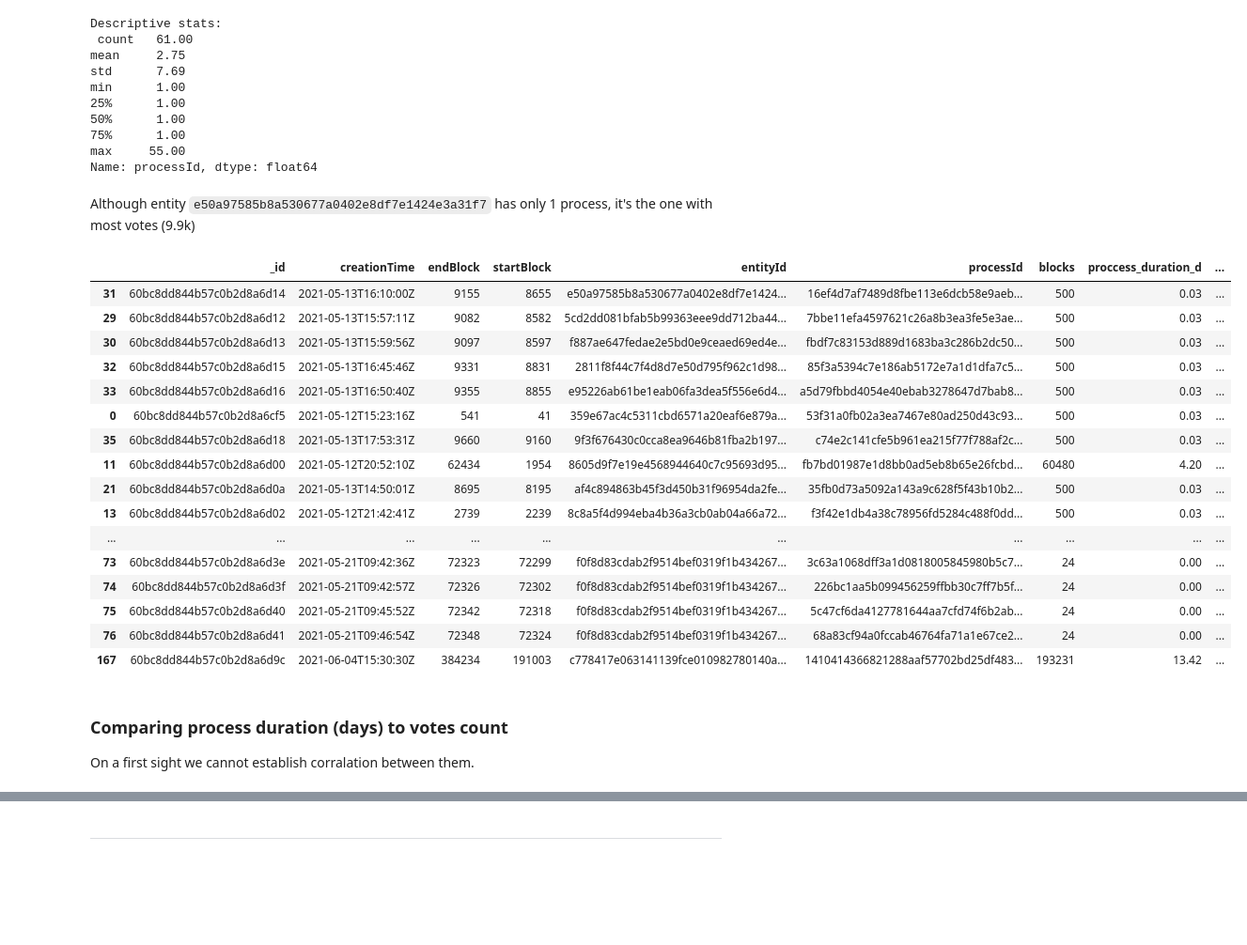
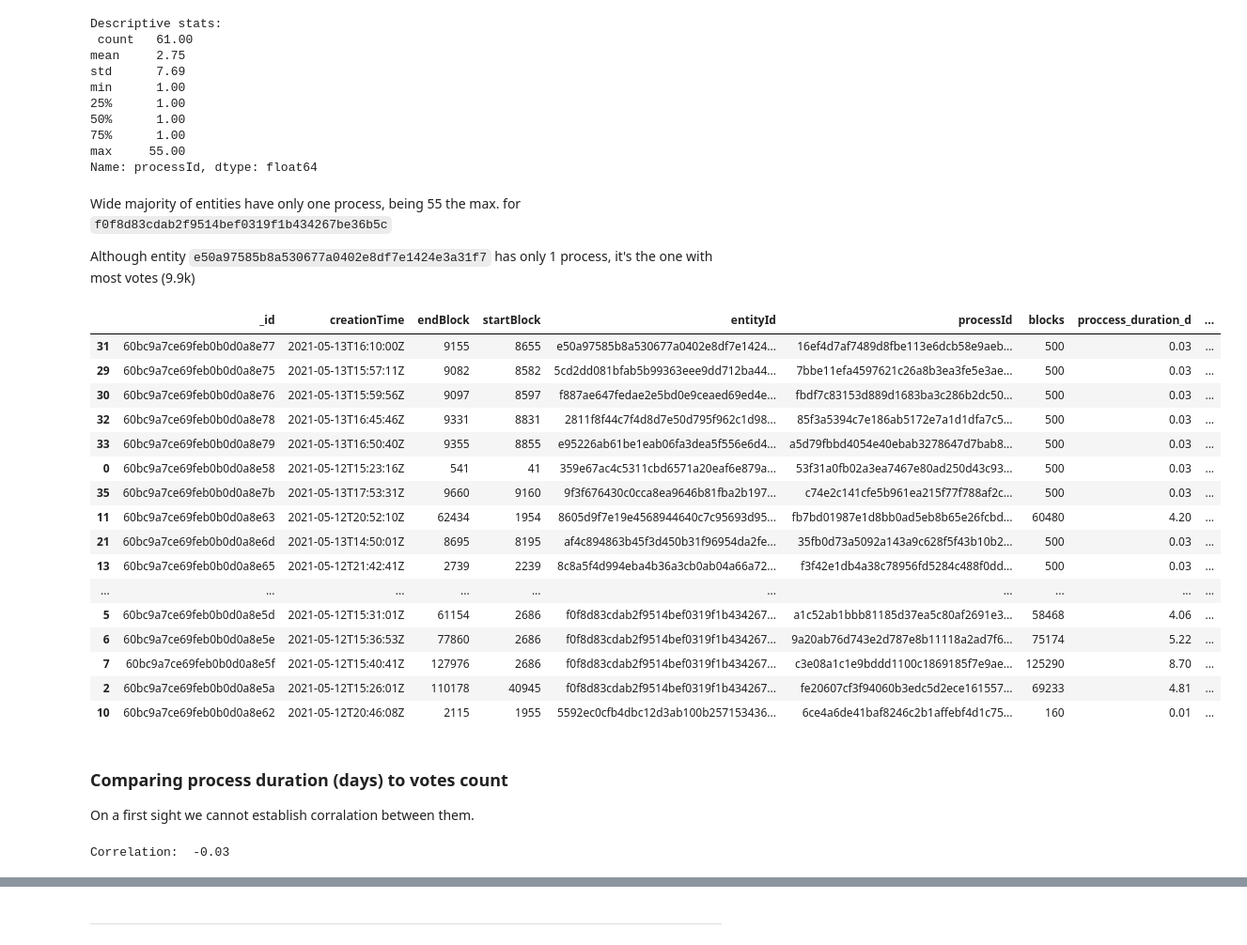
Before and after one commit to mroldann/vocdoni, a Jupyter notebook: analysis.ipynb, the cells around one changed output, grey strips where cells are left out. Shown at 94% size. Cells and saved outputs as stored; diff of their text form; code cells hidden in the pictures; blank space fills up the shorter version.

```diff
--- a/analysis.ipynb
+++ b/analysis.ipynb
@@ -207,30 +164,36 @@ min      1.00
 max     55.00
 Name: processId, dtype: float64
 # %% [markdown]
+Wide majority of entities have only one process, being 55 the max. for `f0f8d83cdab2f9514bef0319f1b434267be36b5c`
+
 Although entity `e50a97585b8a530677a0402e8df7e1424e3a31f7` has only 1 process, it's the one with most votes (9.9k)
 # %%
-global_indicators.df_processes.sort_values("votes_count", ascending=False)
+global_indicators.df_processes.sort_values("votes_count", ascending=False).head(20)
 # %% [output]
 |  | _id | creationTime | endBlock | startBlock | entityId | processId | blocks | proccess_duration_d | ... |
-| 31 | 60bc8dd844b57c0b2d8a6d14 | 2021-05-13T16:10:00Z | 9155 | 8655 | e50a97585b8a530677a0402e8df7e1424... | 16ef4d7af7489d8fbe113e6dcb58e9aeb... | 500 | 0.03 | ... |
-| 29 | 60bc8dd844b57c0b2d8a6d12 | 2021-05-13T15:57:11Z | 9082 | 8582 | 5cd2dd081bfab5b99363eee9dd712ba44... | 7bbe11efa4597621c26a8b3ea3fe5e3ae... | 500 | 0.03 | ... |
-| 30 | 60bc8dd844b57c0b2d8a6d13 | 2021-05-13T15:59:56Z | 9097 | 8597 | f887ae647fedae2e5bd0e9ceaed69ed4e... | fbdf7c83153d889d1683ba3c286b2dc50... | 500 | 0.03 | ... |
-| 32 | 60bc8dd844b57c0b2d8a6d15 | 2021-05-13T16:45:46Z | 9331 | 8831 | 2811f8f44c7f4d8d7e50d795f962c1d98... | 85f3a5394c7e186ab5172e7a1d1dfa7c5... | 500 | 0.03 | ... |
-| 33 | 60bc8dd844b57c0b2d8a6d16 | 2021-05-13T16:50:40Z | 9355 | 8855 | e95226ab61be1eab06fa3dea5f556e6d4... | a5d79fbbd4054e40ebab3278647d7bab8... | 500 | 0.03 | ... |
-| 0 | 60bc8dd844b57c0b2d8a6cf5 | 2021-05-12T15:23:16Z | 541 | 41 | 359e67ac4c5311cbd6571a20eaf6e879a... | 53f31a0fb02a3ea7467e80ad250d43c93... | 500 | 0.03 | ... |
-| 35 | 60bc8dd844b57c0b2d8a6d18 | 2021-05-13T17:53:31Z | 9660 | 9160 | 9f3f676430c0cca8ea9646b81fba2b197... | c74e2c141cfe5b961ea215f77f788af2c... | 500 | 0.03 | ... |
-| 11 | 60bc8dd844b57c0b2d8a6d00 | 2021-05-12T20:52:10Z | 62434 | 1954 | 8605d9f7e19e4568944640c7c95693d95... | fb7bd01987e1d8bb0ad5eb8b65e26fcbd... | 60480 | 4.20 | ... |
-| 21 | 60bc8dd844b57c0b2d8a6d0a | 2021-05-13T14:50:01Z | 8695 | 8195 | af4c894863b45f3d450b31f96954da2fe... | 35fb0d73a5092a143a9c628f5f43b10b2... | 500 | 0.03 | ... |
-| 13 | 60bc8dd844b57c0b2d8a6d02 | 2021-05-12T21:42:41Z | 2739 | 2239 | 8c8a5f4d994eba4b36a3cb0ab04a66a72... | f3f42e1db4a38c78956fd5284c488f0dd... | 500 | 0.03 | ... |
+| 31 | 60bc9a7ce69feb0b0d0a8e77 | 2021-05-13T16:10:00Z | 9155 | 8655 | e50a97585b8a530677a0402e8df7e1424... | 16ef4d7af7489d8fbe113e6dcb58e9aeb... | 500 | 0.03 | ... |
+| 29 | 60bc9a7ce69feb0b0d0a8e75 | 2021-05-13T15:57:11Z | 9082 | 8582 | 5cd2dd081bfab5b99363eee9dd712ba44... | 7bbe11efa4597621c26a8b3ea3fe5e3ae... | 500 | 0.03 | ... |
+| 30 | 60bc9a7ce69feb0b0d0a8e76 | 2021-05-13T15:59:56Z | 9097 | 8597 | f887ae647fedae2e5bd0e9ceaed69ed4e... | fbdf7c83153d889d1683ba3c286b2dc50... | 500 | 0.03 | ... |
+| 32 | 60bc9a7ce69feb0b0d0a8e78 | 2021-05-13T16:45:46Z | 9331 | 8831 | 2811f8f44c7f4d8d7e50d795f962c1d98... | 85f3a5394c7e186ab5172e7a1d1dfa7c5... | 500 | 0.03 | ... |
+| 33 | 60bc9a7ce69feb0b0d0a8e79 | 2021-05-13T16:50:40Z | 9355 | 8855 | e95226ab61be1eab06fa3dea5f556e6d4... | a5d79fbbd4054e40ebab3278647d7bab8... | 500 | 0.03 | ... |
+| 0 | 60bc9a7ce69feb0b0d0a8e58 | 2021-05-12T15:23:16Z | 541 | 41 | 359e67ac4c5311cbd6571a20eaf6e879a... | 53f31a0fb02a3ea7467e80ad250d43c93... | 500 | 0.03 | ... |
+| 35 | 60bc9a7ce69feb0b0d0a8e7b | 2021-05-13T17:53:31Z | 9660 | 9160 | 9f3f676430c0cca8ea9646b81fba2b197... | c74e2c141cfe5b961ea215f77f788af2c... | 500 | 0.03 | ... |
+| 11 | 60bc9a7ce69feb0b0d0a8e63 | 2021-05-12T20:52:10Z | 62434 | 1954 | 8605d9f7e19e4568944640c7c95693d95... | fb7bd01987e1d8bb0ad5eb8b65e26fcbd... | 60480 | 4.20 | ... |
+| 21 | 60bc9a7ce69feb0b0d0a8e6d | 2021-05-13T14:50:01Z | 8695 | 8195 | af4c894863b45f3d450b31f96954da2fe... | 35fb0d73a5092a143a9c628f5f43b10b2... | 500 | 0.03 | ... |
+| 13 | 60bc9a7ce69feb0b0d0a8e65 | 2021-05-12T21:42:41Z | 2739 | 2239 | 8c8a5f4d994eba4b36a3cb0ab04a66a72... | f3f42e1db4a38c78956fd5284c488f0dd... | 500 | 0.03 | ... |
 | ... | ... | ... | ... | ... | ... | ... | ... | ... | ... |
-| 73 | 60bc8dd844b57c0b2d8a6d3e | 2021-05-21T09:42:36Z | 72323 | 72299 | f0f8d83cdab2f9514bef0319f1b434267... | 3c63a1068dff3a1d0818005845980b5c7... | 24 | 0.00 | ... |
-| 74 | 60bc8dd844b57c0b2d8a6d3f | 2021-05-21T09:42:57Z | 72326 | 72302 | f0f8d83cdab2f9514bef0319f1b434267... | 226bc1aa5b099456259ffbb30c7ff7b5f... | 24 | 0.00 | ... |
-| 75 | 60bc8dd844b57c0b2d8a6d40 | 2021-05-21T09:45:52Z | 72342 | 72318 | f0f8d83cdab2f9514bef0319f1b434267... | 5c47cf6da4127781644aa7cfd74f6b2ab... | 24 | 0.00 | ... |
-| 76 | 60bc8dd844b57c0b2d8a6d41 | 2021-05-21T09:46:54Z | 72348 | 72324 | f0f8d83cdab2f9514bef0319f1b434267... | 68a83cf94a0fccab46764fa71a1e67ce2... | 24 | 0.00 | ... |
-| 167 | 60bc8dd844b57c0b2d8a6d9c | 2021-06-04T15:30:30Z | 384234 | 191003 | c778417e063141139fce010982780140a... | 1410414366821288aaf57702bd25df483... | 193231 | 13.42 | ... |
+| 5 | 60bc9a7ce69feb0b0d0a8e5d | 2021-05-12T15:31:01Z | 61154 | 2686 | f0f8d83cdab2f9514bef0319f1b434267... | a1c52ab1bbb81185d37ea5c80af2691e3... | 58468 | 4.06 | ... |
+| 6 | 60bc9a7ce69feb0b0d0a8e5e | 2021-05-12T15:36:53Z | 77860 | 2686 | f0f8d83cdab2f9514bef0319f1b434267... | 9a20ab76d743e2d787e8b11118a2ad7f6... | 75174 | 5.22 | ... |
+| 7 | 60bc9a7ce69feb0b0d0a8e5f | 2021-05-12T15:40:41Z | 127976 | 2686 | f0f8d83cdab2f9514bef0319f1b434267... | c3e08a1c1e9bddd1100c1869185f7e9ae... | 125290 | 8.70 | ... |
+| 2 | 60bc9a7ce69feb0b0d0a8e5a | 2021-05-12T15:26:01Z | 110178 | 40945 | f0f8d83cdab2f9514bef0319f1b434267... | fe20607cf3f94060b3edc5d2ece161557... | 69233 | 4.81 | ... |
+| 10 | 60bc9a7ce69feb0b0d0a8e62 | 2021-05-12T20:46:08Z | 2115 | 1955 | 5592ec0cfb4dbc12d3ab100b257153436... | 6ce4a6de41baf8246c2b1affebf4d1c75... | 160 | 0.01 | ... |
 # %% [markdown]
 ### Comparing process duration (days) to votes count
 On a first sight we cannot establish corralation between them.
+# %%
+print("Correlation: ", global_indicators.df_processes[["proccess_duration_d", "votes_count"]].corr().values[0][1].round(2))
+# %% [output]
+Correlation:  -0.03
 # %%
 global_indicators.scatter_duration_votes()
 # %% [output]
```
Also changed, not shown: parts of 20 cells of this notebook, 2 other files.
